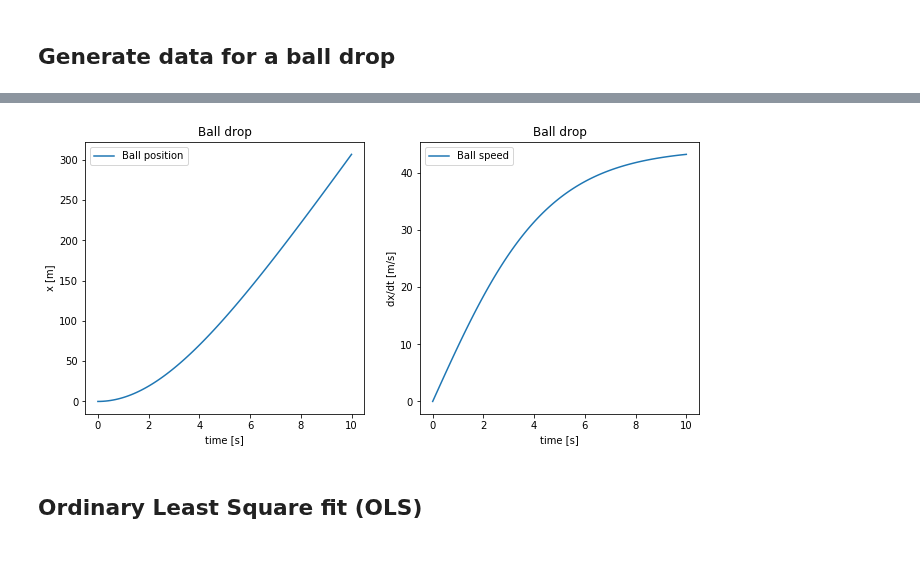
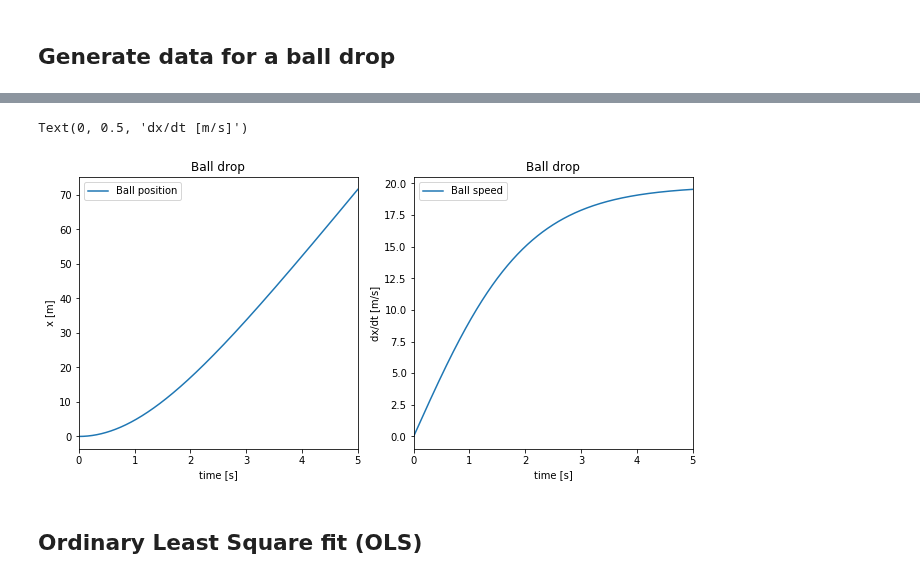
Before and after one commit to martinlarsalbert/rolldecay, a Jupyter notebook: notebooks/01.3_maa_MLE_ball_drop_air.ipynb, the cells around one changed output, grey strips where cells are left out. Cells and saved outputs as stored; diff of their text form; code cells hidden in the pictures.

```diff
--- a/notebooks/01.3_maa_MLE_ball_drop_air.ipynb
+++ b/notebooks/01.3_maa_MLE_ball_drop_air.ipynb
@@ -44,5 +36,6 @@ calculate_acceleration(g=9.81, m=2,cd=0.01,u=5)
 # %%
-def simulate(states_0, t, g, m, cd):
+def simulate(x0,v0, t, g, m, cd):
+    states_0 = [x0,v0]
     states = odeint(func = ball_drop_air,y0 = states_0,t = t,args=(g,m,cd))
     return states
 # %%
@@ -50,7 +43,9 @@ df_parameters = pd.DataFrame()
 parameters_correct = {
     'g':9.81,
     'm':2,
-    'cd':0.01,
+    'cd':0.05,
+    'x0':0,
+    'v0':0,
 }
 parameters_correct = pd.Series(data=parameters_correct, name='correct')
 df_parameters = df_parameters.append(parameters_correct)
@@ -64,26 +52,29 @@ states = simulate(states_0=states_0,t = t, **parameters_correct)
+# %%
+t = np.linspace(0,5,1000)
+states = simulate(t = t, **parameters_correct)
 # %%
 x = states[:,0]
-dxdt = states[:,1]
+xdot = states[:,1]
+
+df = pd.DataFrame({'x':x, 'xdot':xdot}, index=t)
 # %%
 fig,axes = plt.subplots(ncols = 2)
 fig.set_size_inches(11,5)
 ax = axes[0]
-ax.plot(t,x,label = 'Ball position')
-
+df.plot(y='x',label = 'Ball position', ax=ax)
 ax.set_title('Ball drop')
 ax.set_xlabel('time [s]')
 ax.set_ylabel('x [m]')
-a = ax.legend()
+
 
 ax = axes[1]
-ax.plot(t,dxdt,label = 'Ball speed')
-
+df.plot(y='xdot',label = 'Ball speed', ax=ax)
 ax.set_title('Ball drop')
 ax.set_xlabel('time [s]')
 ax.set_ylabel('dx/dt [m/s]')
-a = ax.legend()
 # %% [output]
+Text(0, 0.5, 'dx/dt [m/s]')
-[figure, old version]
+[figure, new version]
 # %% [markdown]
 ## Ordinary Least Square fit (OLS)
 # %% [markdown]
```
Also changed, not shown: parts of 23 cells of this notebook.
